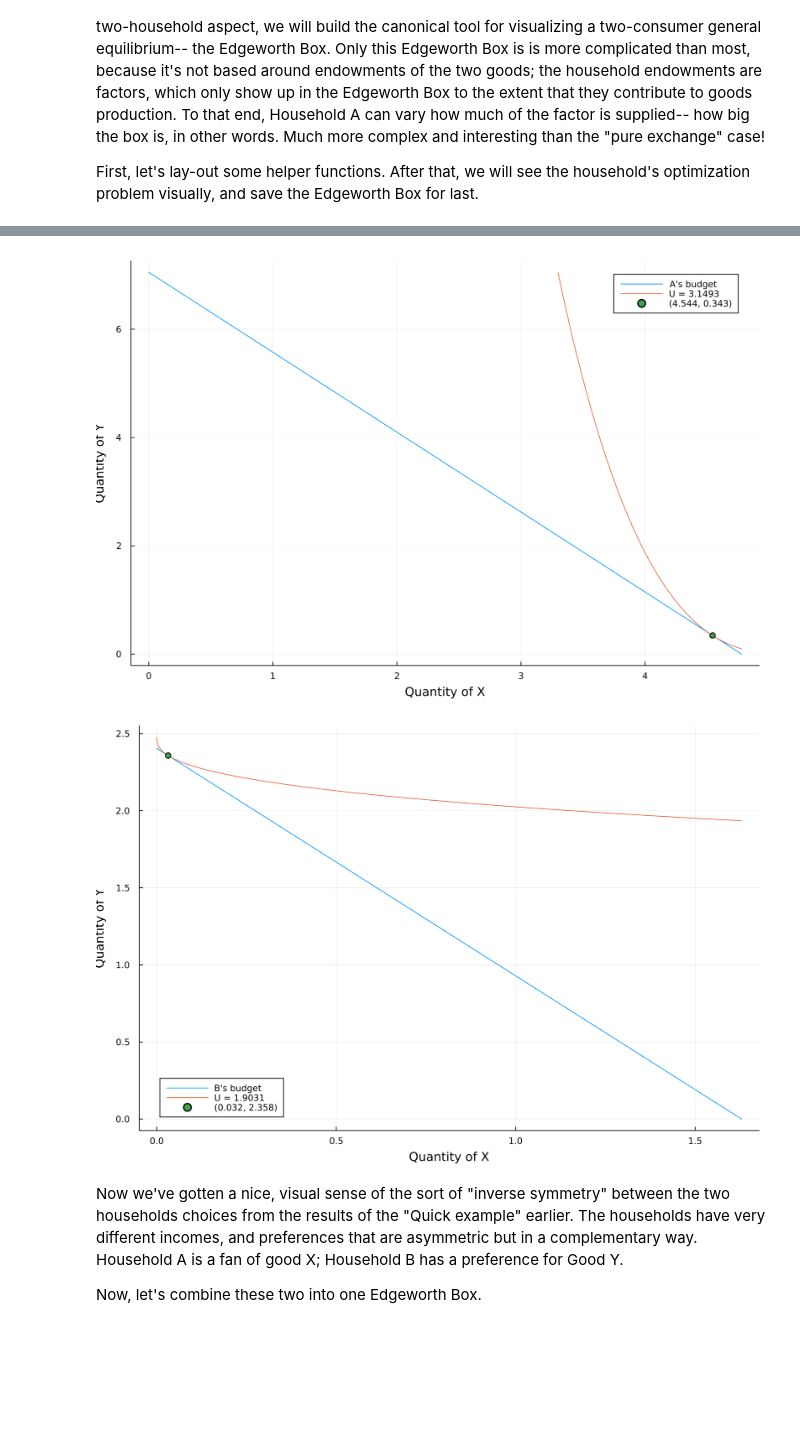
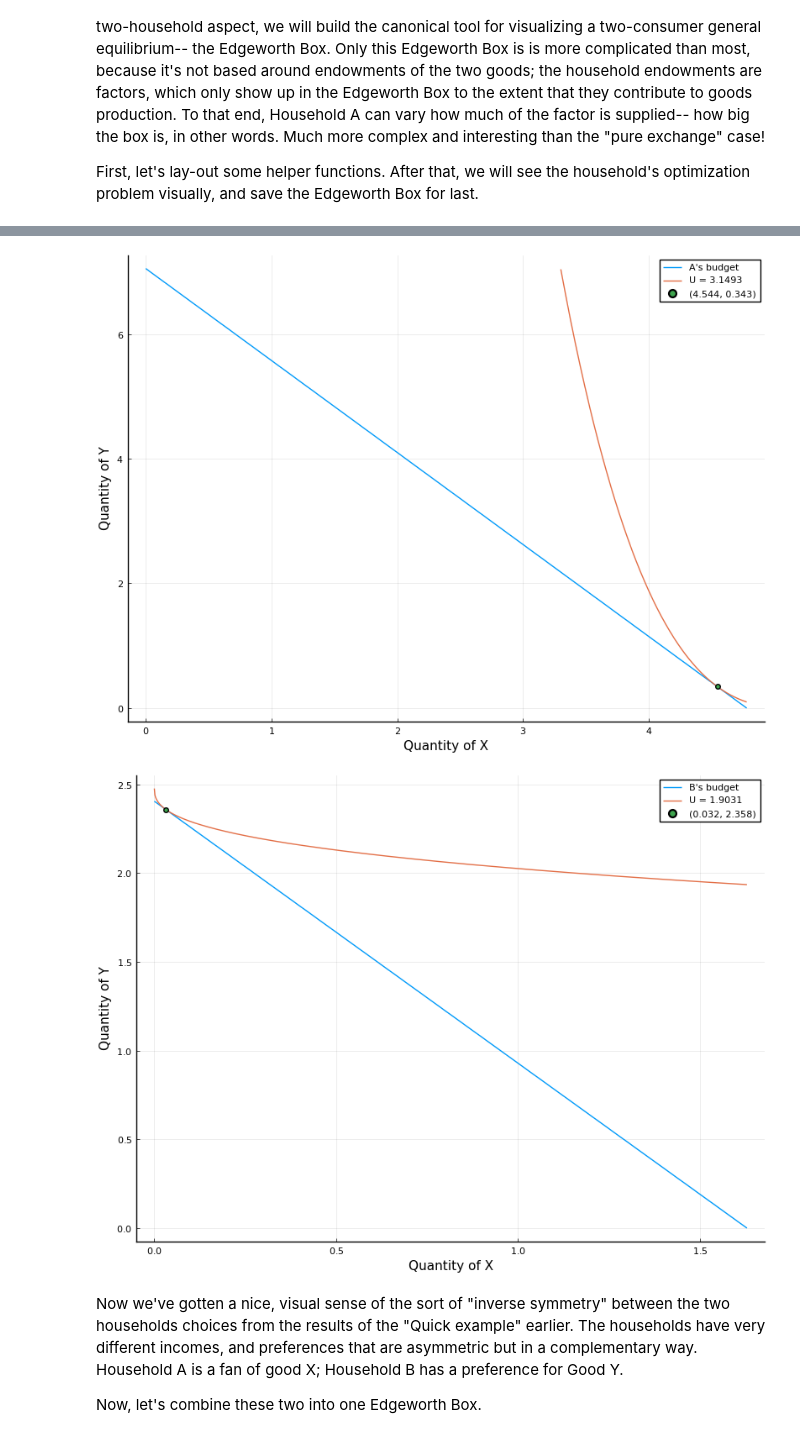
Before and after one commit to rcberg/macroeconomics, a Jupyter notebook: reports/general-eqm-2x2x3-writeup/general-equilibrium-2x2x3-writeup.ipynb, the cells around one changed output, grey strips where cells are left out. Saved outputs shown, nothing was run; the diff lists cells and outputs as text; code cells hidden in the pictures; blank space fills up the shorter version.

```diff
--- a/reports/general-eqm-2x2x3-writeup/general-equilibrium-2x2x3-writeup.ipynb
+++ b/reports/general-eqm-2x2x3-writeup/general-equilibrium-2x2x3-writeup.ipynb
@@ -451,25 +433,24 @@ ic_b = ic_builder.(inc_a_range, Ref(value_function_b), Ref(solution_output[var_i
 # %%
-gr()
 # begin individual household consumer choice diagrams
 pa = plot(inc_a_range, bc_a, labels = "A's budget", xlabel = "Quantity of X", ylabel = "Quantity of Y" )
 pa = plot!(inc_a_range[findall(ic_a .< (inc_a/solution_output[var_indx.p]))], ic_a[ic_a .< (inc_a/solution_output[var_indx.p])], labels = "U = "*string(round(value_function_a, digits = 4)))
 pa = scatter!(
     [solution_output[var_indx.x_a]],
     [solution_output[var_indx.y_a]],
     labels = string((round(solution_output[var_indx.x_a], digits = 3), round(solution_output[var_indx.y_a], digits=3))))
 
 pb = plot(inc_b_range, bc_b, labels = "B's budget", xlabel = "Quantity of X", ylabel = "Quantity of Y" )
 pb = plot!(inc_b_range, ic_builder.(inc_b_range, Ref(value_function_b), Ref(solution_output[var_indx.N]), Ref(parameter_vec), "b"), labels = "U = "*string(round(value_function_b, digits = 4)))
 pb = scatter!(
     [solution_output[var_indx.x_b]],
     [solution_output[var_indx.y_b]],
     labels = string((round(solution_output[var_indx.x_b], digits = 3), round(solution_output[var_indx.y_b], digits=3))))
 
 display(pa)
 display(pb)
 # %% [output]
-[figure, old version]
+[figure, new version]
-[figure, old version]
+[figure, new version]
 # %% [markdown]
 Now we've gotten a nice, visual sense of the sort of "inverse symmetry" between the two households choices from the results of the "Quick example" earlier. The households have very different incomes, and preferences that are asymmetric but in a complementary way. Household A is a fan of good X; Household B has a preference for Good Y.
 
```
Also changed, not shown: parts of 14 cells of this notebook.
